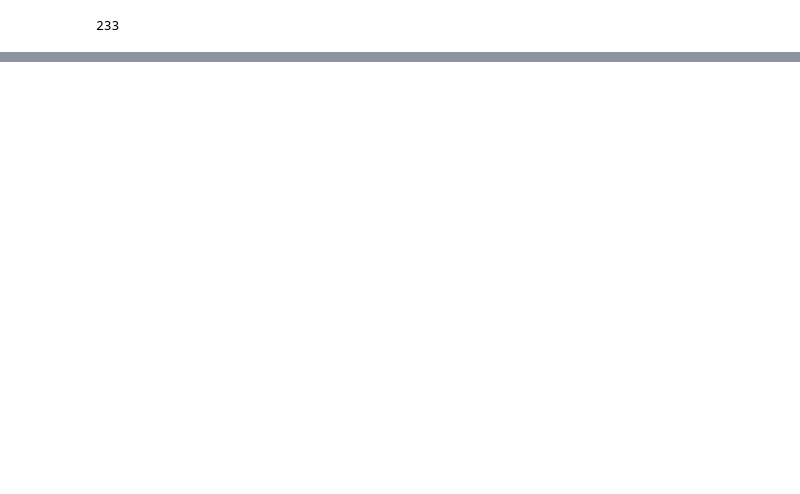
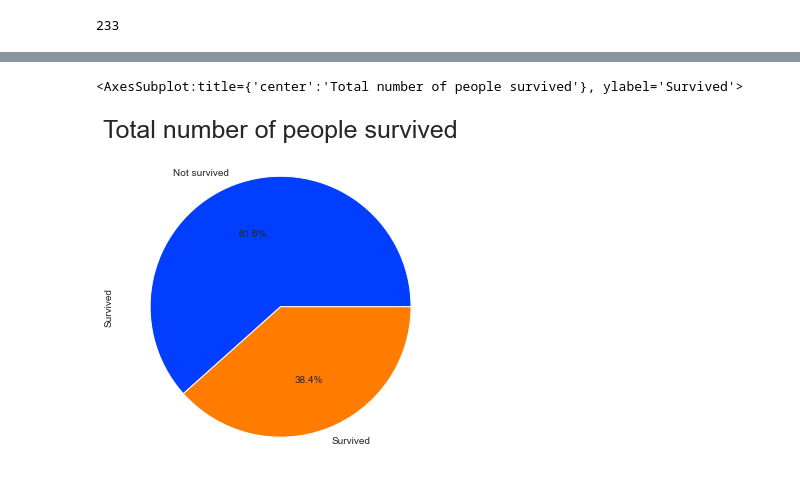
Before and after one commit to JohnMat7/Titanic_survivors_ml_contest_kaggle, a Jupyter notebook: ml to predict titanic survivors.ipynb, the cells around one changed output, grey strips where cells are left out. Cells and saved outputs as stored; diff of their text form; code cells hidden in the pictures; blank space fills up the shorter version.

```diff
--- a/ml to predict titanic survivors.ipynb
+++ b/ml to predict titanic survivors.ipynb
@@ -251,0 +310,9 @@ training[training.Sex == 'female']['Survived'].sum()
+# %%
+colors = sns.color_palette("bright")
+plt.figure(figsize=(10,6))
+labels = ['Not survived',"Survived"]
+plt.title('Total number of people survived', fontsize =25)
+training["Survived"].value_counts().plot(kind = 'pie',labels = labels,colors = colors,autopct="%0.1f%%")
+# %% [output]
+<AxesSubplot:title={'center':'Total number of people survived'}, ylabel='Survived'>
+[figure, added]
```
Also changed, not shown: parts of 25 cells of this notebook.
